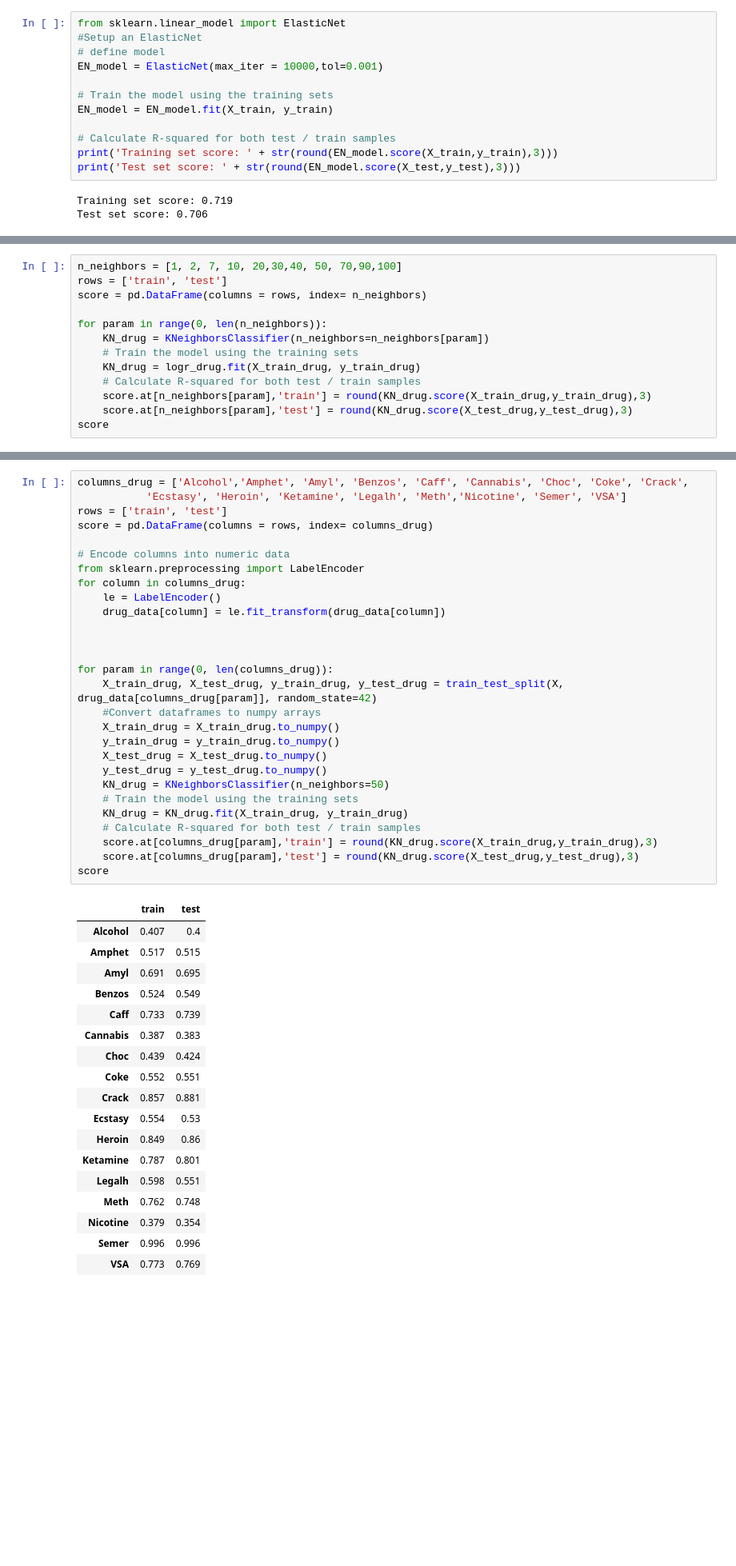
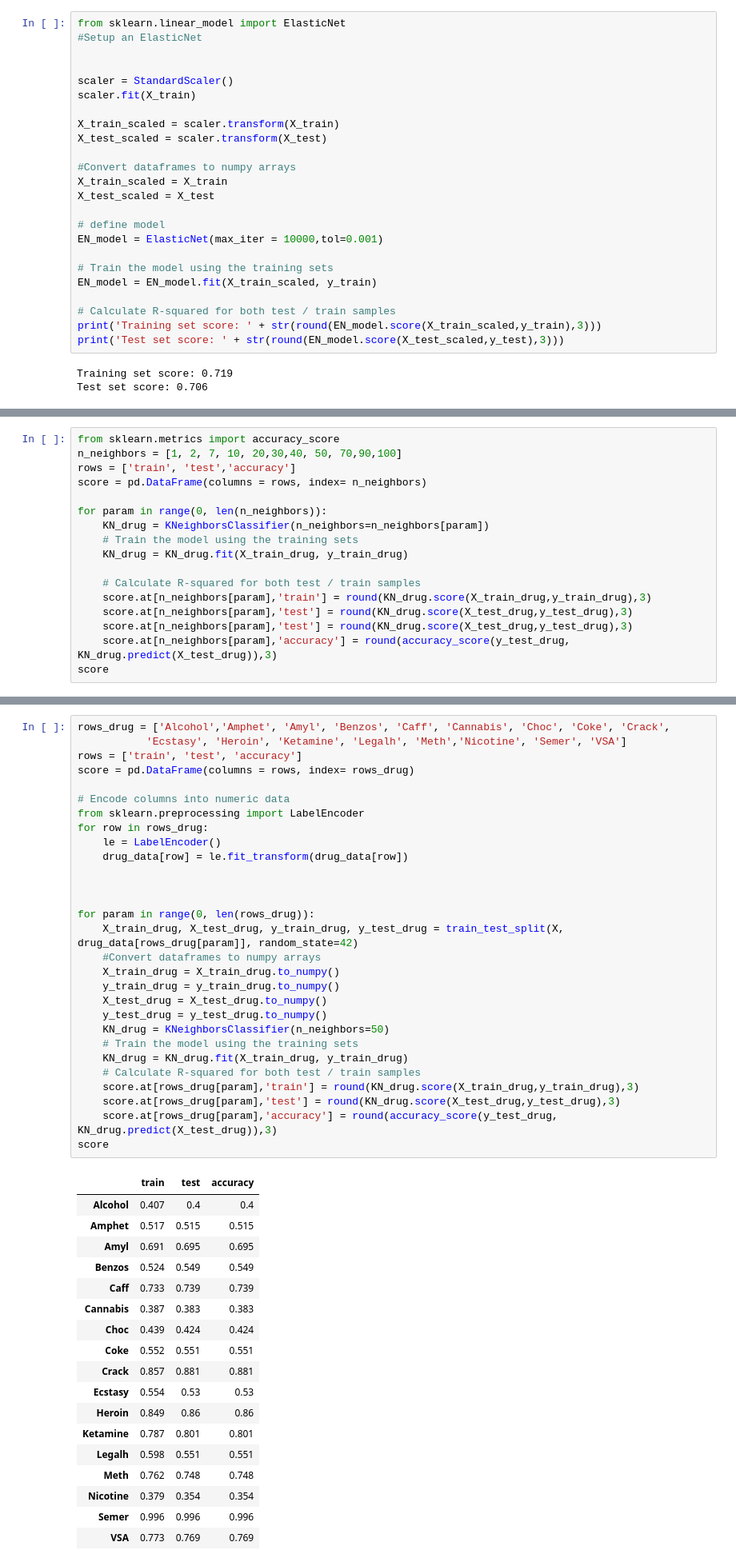
Before and after one commit to AlexTouvras/supervised_learning, a Jupyter notebook: Assignment_1.ipynb, the cells around one changed output, grey strips where cells are left out. Shown at 80% size. Drawn from its saved outputs; the diff is of its cells as text; blank space fills up the shorter version.

```diff
--- a/Assignment_1.ipynb
+++ b/Assignment_1.ipynb
@@ -78,15 +78,27 @@ Test set score: 0.728
 # %%
 from sklearn.linear_model import ElasticNet
 #Setup an ElasticNet
+
+
+scaler = StandardScaler()
+scaler.fit(X_train)
+
+X_train_scaled = scaler.transform(X_train)
+X_test_scaled = scaler.transform(X_test)
+
+#Convert dataframes to numpy arrays
+X_train_scaled = X_train
+X_test_scaled = X_test
+
 # define model
 EN_model = ElasticNet(max_iter = 10000,tol=0.001)
 
 # Train the model using the training sets
-EN_model = EN_model.fit(X_train, y_train)
+EN_model = EN_model.fit(X_train_scaled, y_train)
 
 # Calculate R-squared for both test / train samples
-print('Training set score: ' + str(round(EN_model.score(X_train,y_train),3)))
-print('Test set score: ' + str(round(EN_model.score(X_test,y_test),3)))
+print('Training set score: ' + str(round(EN_model.score(X_train_scaled,y_train),3)))
+print('Test set score: ' + str(round(EN_model.score(X_test_scaled,y_test),3)))
 # %% [output]
 Training set score: 0.719
 Test set score: 0.706
@@ -401,14 +468,18 @@ Test set score: 0.445
 # %%
+from sklearn.metrics import accuracy_score
 n_neighbors = [1, 2, 7, 10, 20,30,40, 50, 70,90,100]
-rows = ['train', 'test']
+rows = ['train', 'test','accuracy']
 score = pd.DataFrame(columns = rows, index= n_neighbors)
 
 for param in range(0, len(n_neighbors)):
     KN_drug = KNeighborsClassifier(n_neighbors=n_neighbors[param])
     # Train the model using the training sets
-    KN_drug = logr_drug.fit(X_train_drug, y_train_drug)
+    KN_drug = KN_drug.fit(X_train_drug, y_train_drug)
+
     # Calculate R-squared for both test / train samples
     score.at[n_neighbors[param],'train'] = round(KN_drug.score(X_train_drug,y_train_drug),3)
     score.at[n_neighbors[param],'test'] = round(KN_drug.score(X_test_drug,y_test_drug),3)
+    score.at[n_neighbors[param],'test'] = round(KN_drug.score(X_test_drug,y_test_drug),3)
+    score.at[n_neighbors[param],'accuracy'] = round(accuracy_score(y_test_drug, KN_drug.predict(X_test_drug)),3)
 score
 # %% [output]
@@ -434,51 +505,52 @@ fig.show()
 # %% [output]
 [interactive output not drawn]
 # %%
-columns_drug = ['Alcohol','Amphet', 'Amyl', 'Benzos', 'Caff', 'Cannabis', 'Choc', 'Coke', 'Crack',
+rows_drug = ['Alcohol','Amphet', 'Amyl', 'Benzos', 'Caff', 'Cannabis', 'Choc', 'Coke', 'Crack',
            'Ecstasy', 'Heroin', 'Ketamine', 'Legalh', 'Meth','Nicotine', 'Semer', 'VSA']
-rows = ['train', 'test']
-score = pd.DataFrame(columns = rows, index= columns_drug)
+rows = ['train', 'test', 'accuracy']
+score = pd.DataFrame(columns = rows, index= rows_drug)
 
 # Encode columns into numeric data
 from sklearn.preprocessing import LabelEncoder
-for column in columns_drug:
+for row in rows_drug:
     le = LabelEncoder()
-    drug_data[column] = le.fit_transform(drug_data[column])
+    drug_data[row] = le.fit_transform(drug_data[row])
 
 
 
-for param in range(0, len(columns_drug)):
-    X_train_drug, X_test_drug, y_train_drug, y_test_drug = train_test_split(X, drug_data[columns_drug[param]], random_state=42)
+for param in range(0, len(rows_drug)):
+    X_train_drug, X_test_drug, y_train_drug, y_test_drug = train_test_split(X, drug_data[rows_drug[param]], random_state=42)
     #Convert dataframes to numpy arrays
     X_train_drug = X_train_drug.to_numpy()
     y_train_drug = y_train_drug.to_numpy()
     X_test_drug = X_test_drug.to_numpy()
     y_test_drug = y_test_drug.to_numpy()
     KN_drug = KNeighborsClassifier(n_neighbors=50)
     # Train the model using the training sets
     KN_drug = KN_drug.fit(X_train_drug, y_train_drug)
     # Calculate R-squared for both test / train samples
-    score.at[columns_drug[param],'train'] = round(KN_drug.score(X_train_drug,y_train_drug),3)
-    score.at[columns_drug[param],'test'] = round(KN_drug.score(X_test_drug,y_test_drug),3)
+    score.at[rows_drug[param],'train'] = round(KN_drug.score(X_train_drug,y_train_drug),3)
+    score.at[rows_drug[param],'test'] = round(KN_drug.score(X_test_drug,y_test_drug),3)
+    score.at[rows_drug[param],'accuracy'] = round(accuracy_score(y_test_drug, KN_drug.predict(X_test_drug)),3)
 score
 # %% [output]
-|  | train | test |
-| Alcohol | 0.407 | 0.4 |
-| Amphet | 0.517 | 0.515 |
-| Amyl | 0.691 | 0.695 |
-| Benzos | 0.524 | 0.549 |
-| Caff | 0.733 | 0.739 |
-| Cannabis | 0.387 | 0.383 |
-| Choc | 0.439 | 0.424 |
-| Coke | 0.552 | 0.551 |
-| Crack | 0.857 | 0.881 |
-| Ecstasy | 0.554 | 0.53 |
-| Heroin | 0.849 | 0.86 |
-| Ketamine | 0.787 | 0.801 |
-| Legalh | 0.598 | 0.551 |
-| Meth | 0.762 | 0.748 |
-| Nicotine | 0.379 | 0.354 |
-| Semer | 0.996 | 0.996 |
-| VSA | 0.773 | 0.769 |
+|  | train | test | accuracy |
+| Alcohol | 0.407 | 0.4 | 0.4 |
+| Amphet | 0.517 | 0.515 | 0.515 |
+| Amyl | 0.691 | 0.695 | 0.695 |
+| Benzos | 0.524 | 0.549 | 0.549 |
+| Caff | 0.733 | 0.739 | 0.739 |
+| Cannabis | 0.387 | 0.383 | 0.383 |
+| Choc | 0.439 | 0.424 | 0.424 |
+| Coke | 0.552 | 0.551 | 0.551 |
+| Crack | 0.857 | 0.881 | 0.881 |
+| Ecstasy | 0.554 | 0.53 | 0.53 |
+| Heroin | 0.849 | 0.86 | 0.86 |
+| Ketamine | 0.787 | 0.801 | 0.801 |
+| Legalh | 0.598 | 0.551 | 0.551 |
+| Meth | 0.762 | 0.748 | 0.748 |
+| Nicotine | 0.379 | 0.354 | 0.354 |
+| Semer | 0.996 | 0.996 | 0.996 |
+| VSA | 0.773 | 0.769 | 0.769 |
 # %% [markdown]
 Our KNeighborsClassifier with n_neighbors=50 for the multicalss classification on 7 classes, can predict with a higher accuracy the use of drugs like Crack, Heroin and Ketamine. The model performs worse for drugs like Alcohol, Amphetamines, Cannabis, Chocolate and Nicotine. Further improvements should be made on reducing the bias of the model's predictions The variance seems to be low for all the drugs. Interestingly, the model can predict the answers of the fictitious drug with very high success.
```
Also changed, not shown: parts of 22 cells of this notebook.
